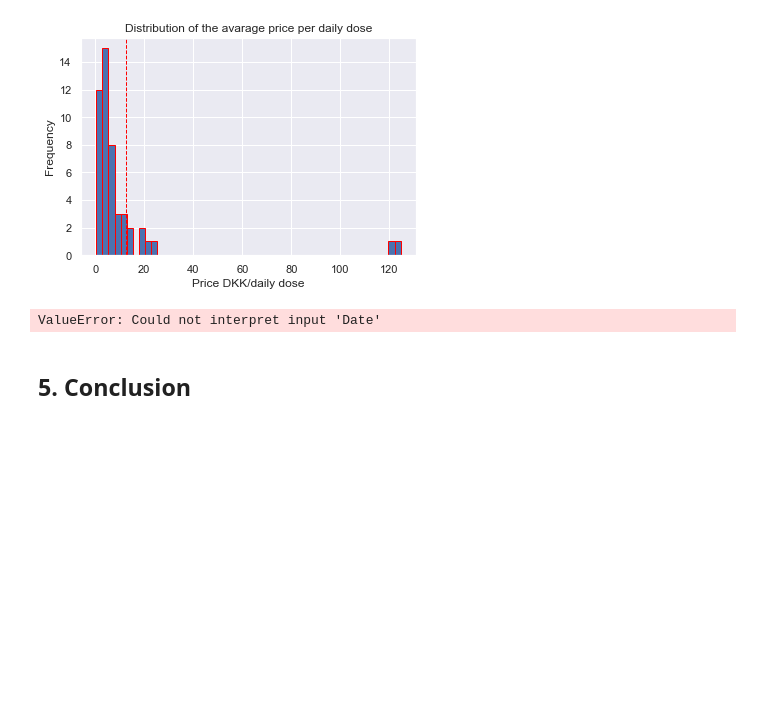
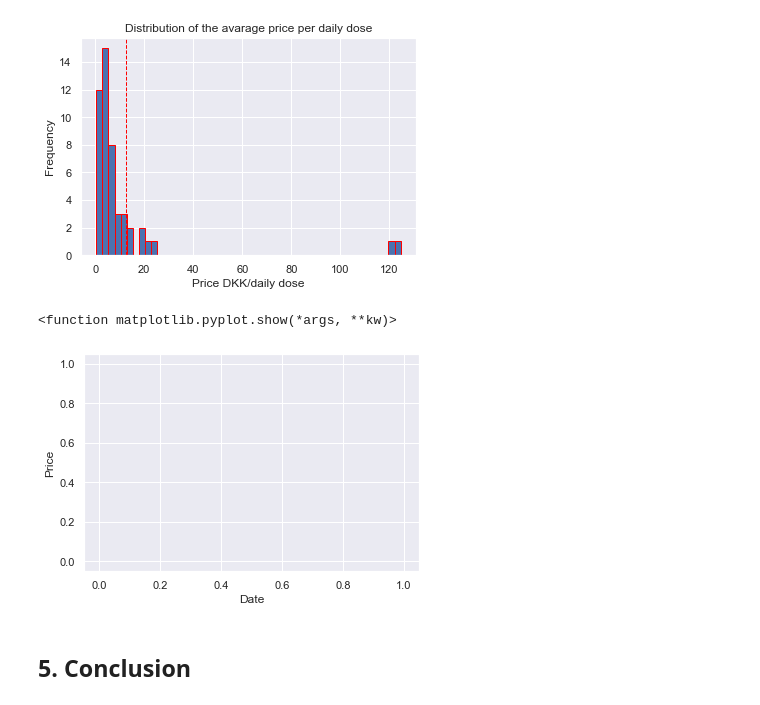
Before and after one commit to AdamTrolle/projects-2020-group-21, a Jupyter notebook: dataproject/Medicinpriser.ipynb, the cells around one changed output. Saved outputs shown, nothing was run; the diff lists cells and outputs as text; code cells hidden in the pictures; blank space fills up the shorter version.

```diff
--- a/dataproject/Medicinpriser.ipynb
+++ b/dataproject/Medicinpriser.ipynb
@@ -155,8 +156,16 @@ plt.show()
 # %% [output]
 [figure]
 # %%
-ax = sns.scatterplot(x='e', y='Date', data=lamotrigin_long)
+#ax = sns.scatterplot(x='e', y='Date')
-# %% [output]
-ValueError: Could not interpret input 'Date'
+# %%
+Date = pd.DataFrame(columns=['Date'])
+e = pd.DataFrame(columns=['e'])
+plt.scatter(date, e)
+plt.xlabel("Date")
+plt.ylabel("Price")
+plt.show
+# %% [output]
+<function matplotlib.pyplot.show(*args, **kw)>
+[figure, added]
 # %% [markdown]
 ## 5. Conclusion
```
Also changed, not shown: parts of 1 cell of this notebook.
